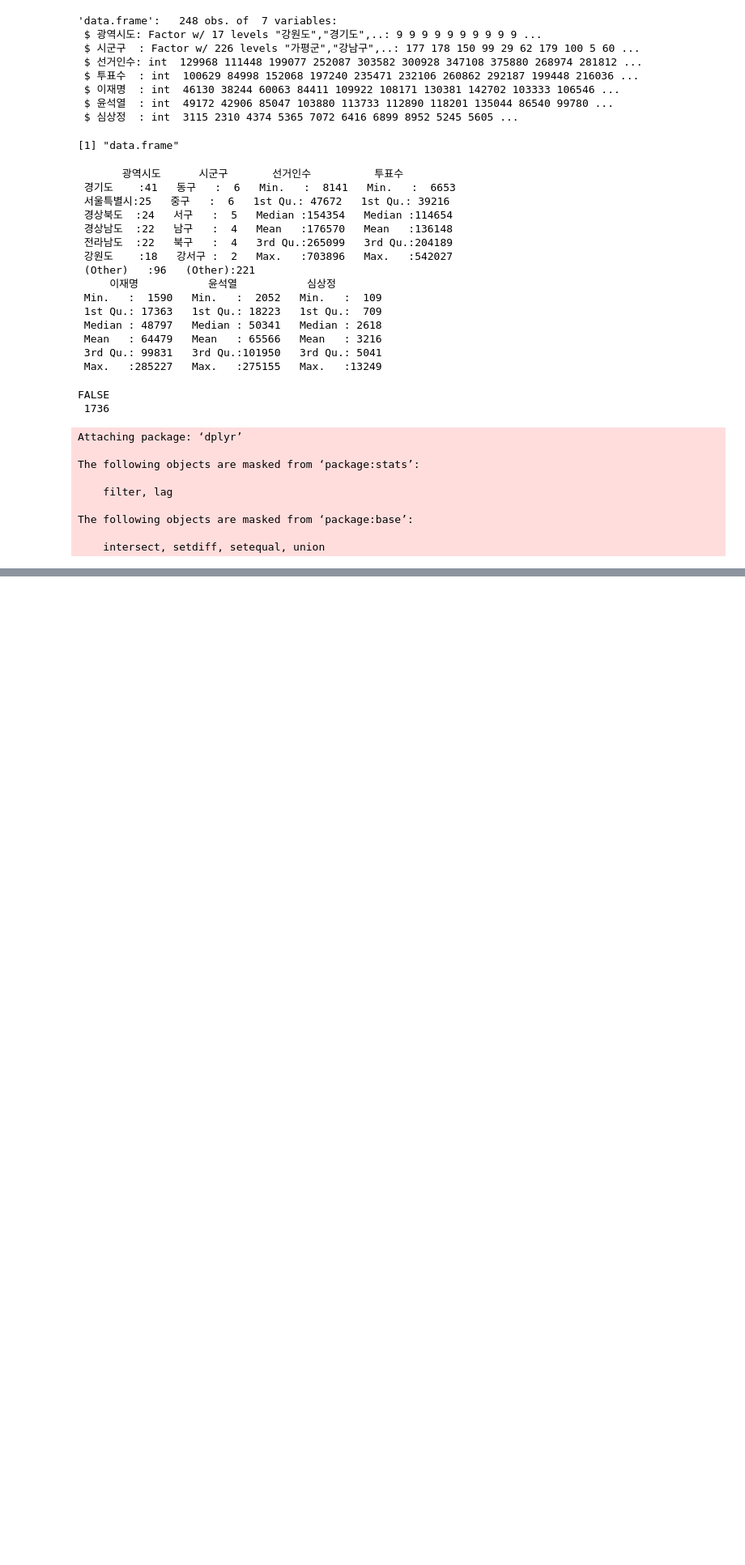
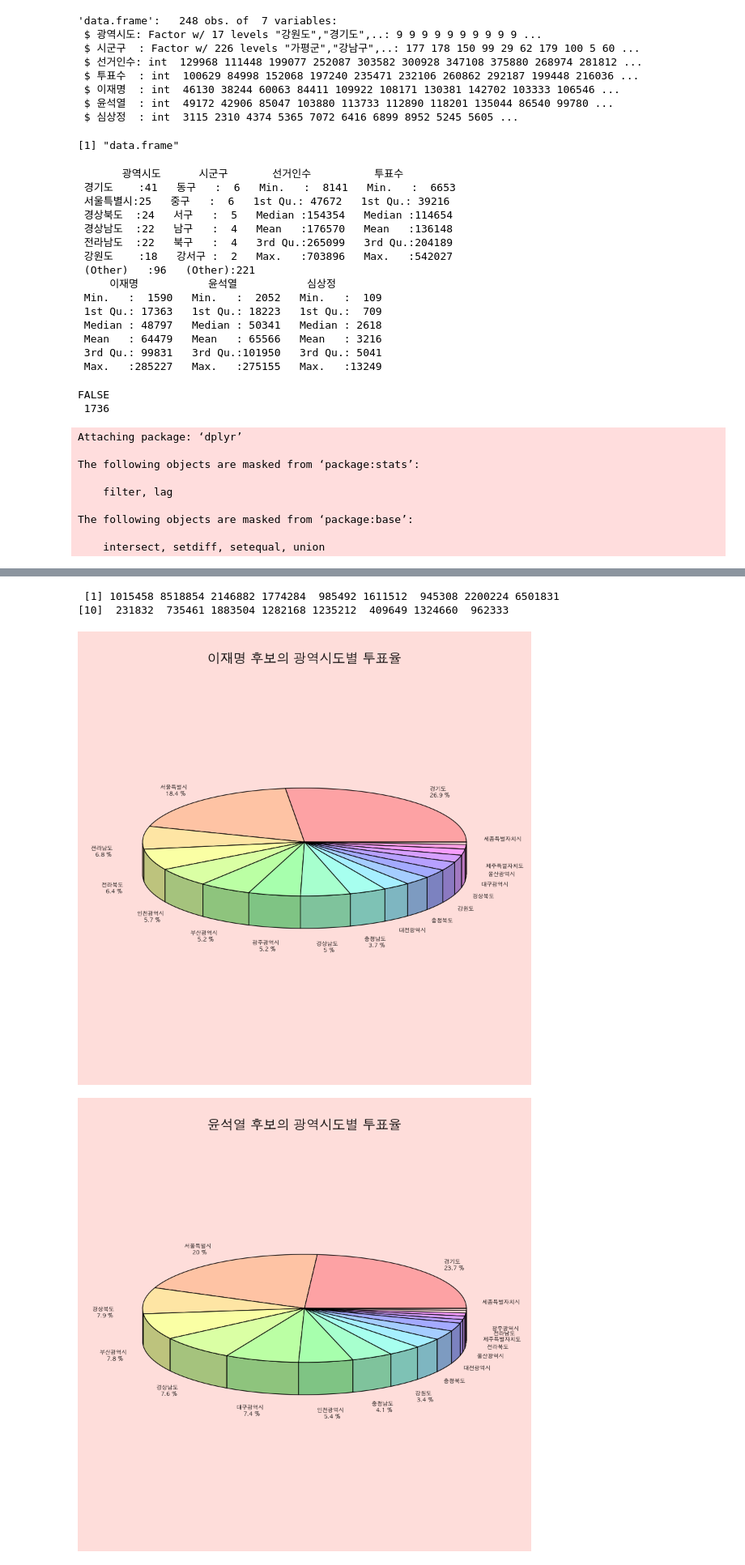
Before and after one commit to monargent0/TJRrrClass, a Jupyter notebook: 10. 20대_대선자료 시각화.ipynb, the cells around one changed output, grey strips where cells are left out. Shown at 81% size. Saved outputs shown, nothing was run; the diff lists cells and outputs as text; code cells hidden in the pictures; blank space fills up the shorter version.

```diff
--- a/10. 20대_대선자료 시각화.ipynb
+++ b/10. 20대_대선자료 시각화.ipynb
@@ -85,0 +99,4 @@ pie3D(city$투표수,
+# %%
+# electionRatio <- 투표수 대비 electionSum의 퍼센트 구해서 넣기
+election$electionRatio <- election$electionSum / election$투표수 * 100
+head(election)
@@ -85,0 +131,47 @@ pie3D(city$투표수,
+# %%
+aggregate(투표수 ~ 광역시도, election, sum)[,2]
+# %% [output]
+ [1] 1015458 8518854 2146882 1774284  985492 1611512  945308 2200224 6501831
+[10]  231832  735461 1883504 1282168 1235212  409649 1324660  962333
+# %%
+# 각 후보(윤석열, 이재명, 심상정)의 광역시도별 득표율을 3D Pie Chart 로 표현하기
+# (단, 득표율이 3% 미만인 광역시도는 광역시도 명만 출력하고 퍼센트는 출력하지 않는다./ 퍼센트 단위는 소수 한자리)
+이재명 <- aggregate(이재명 ~ 광역시도, election, sum)
+이재명 <- arrange(이재명, desc(이재명))
+이재명.ratio <- round(이재명$이재명 / sum(이재명$이재명) * 100 , 1)
+label1 <-  paste(이재명$광역시도, "\n", ifelse(이재명.ratio > 3.0 , paste(이재명.ratio, "%"), ''))
+
+윤석열 <- aggregate(윤석열 ~ 광역시도, election, sum)
+윤석열 <- arrange(윤석열, desc(윤석열))
+윤석열.ratio <- round(윤석열$윤석열 / sum(윤석열$윤석열) * 100 , 1)
+label2 <-  paste(윤석열$광역시도, "\n", ifelse(윤석열.ratio > 3.0 , paste(윤석열.ratio, "%"), ''))
+
+심상정 <- aggregate(심상정 ~ 광역시도, election, sum)
+심상정 <- arrange(심상정, desc(심상정))
+심상정.ratio <- round(심상정$심상정 / sum(심상정$심상정) * 100 , 1)
+label3 <-  paste(심상정$광역시도, "\n", ifelse(심상정.ratio > 3.0 , paste(심상정.ratio, "%"), ''))
+# %%
+par(family = 'AppleGothic', bg = 'mistyrose')
+pie3D(이재명$이재명,
+        main = "이재명 후보의 광역시도별 투표율",
+        labels = label1,
+        col = rainbow(length(label), s=0.3),
+        labelcex = 0.5,
+)
+par(family = 'AppleGothic', bg = 'mistyrose')
+pie3D(윤석열$윤석열,
+        main = "윤석열 후보의 광역시도별 투표율",
+        labels = label2,
+        col = rainbow(length(label), s=0.3),
+        labelcex = 0.5,
+)
+par(family = 'AppleGothic', bg = 'mistyrose')
+pie3D(심상정$심상정,
+        main = "심상정 후보의 광역시도별 투표율",
+        labels = label3,
+        col = rainbow(length(label), s=0.3),
+        labelcex = 0.5,
+    )
+# %% [output]
+[figure, added]
+[figure, added]
```
Also changed, not shown: parts of 21 cells of this notebook.
